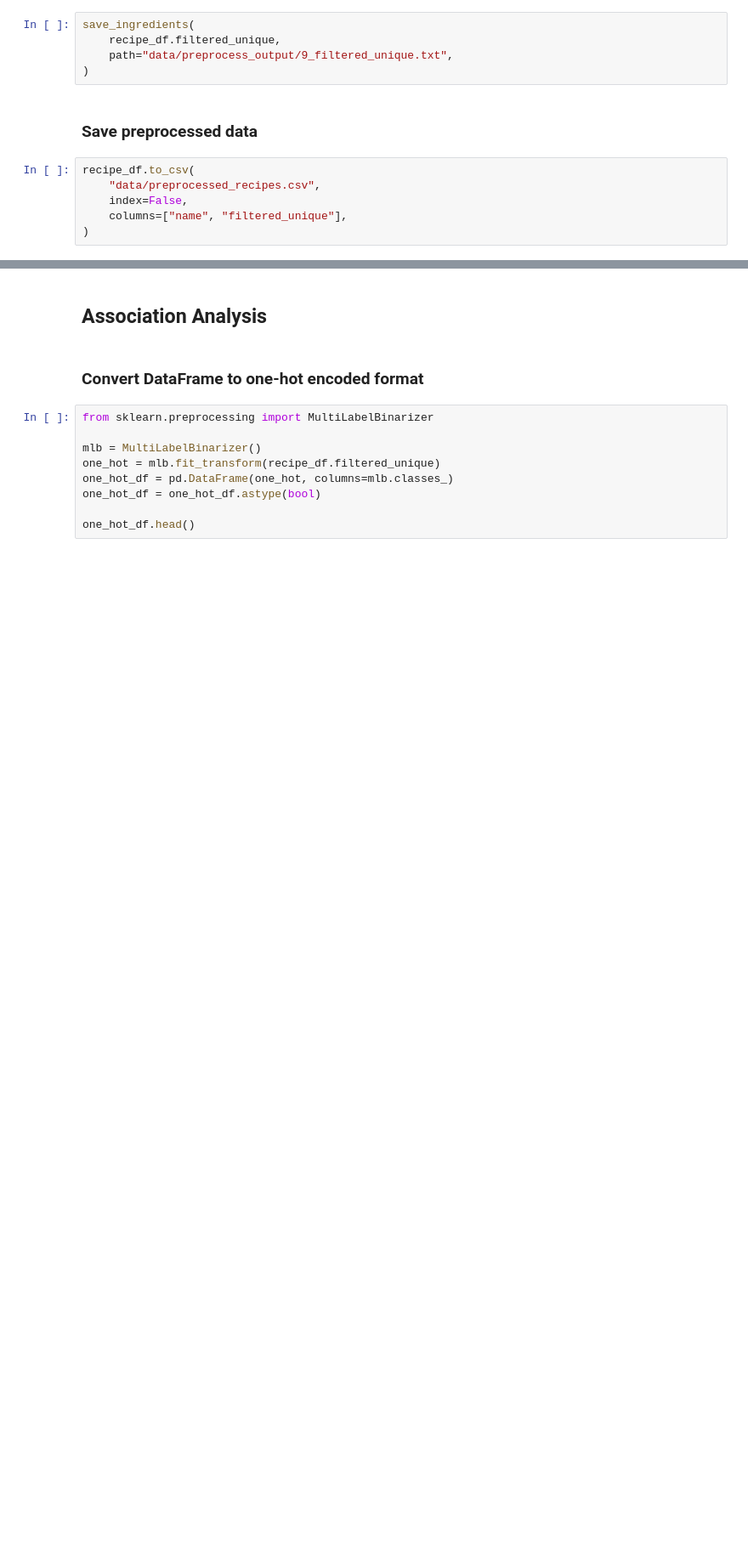
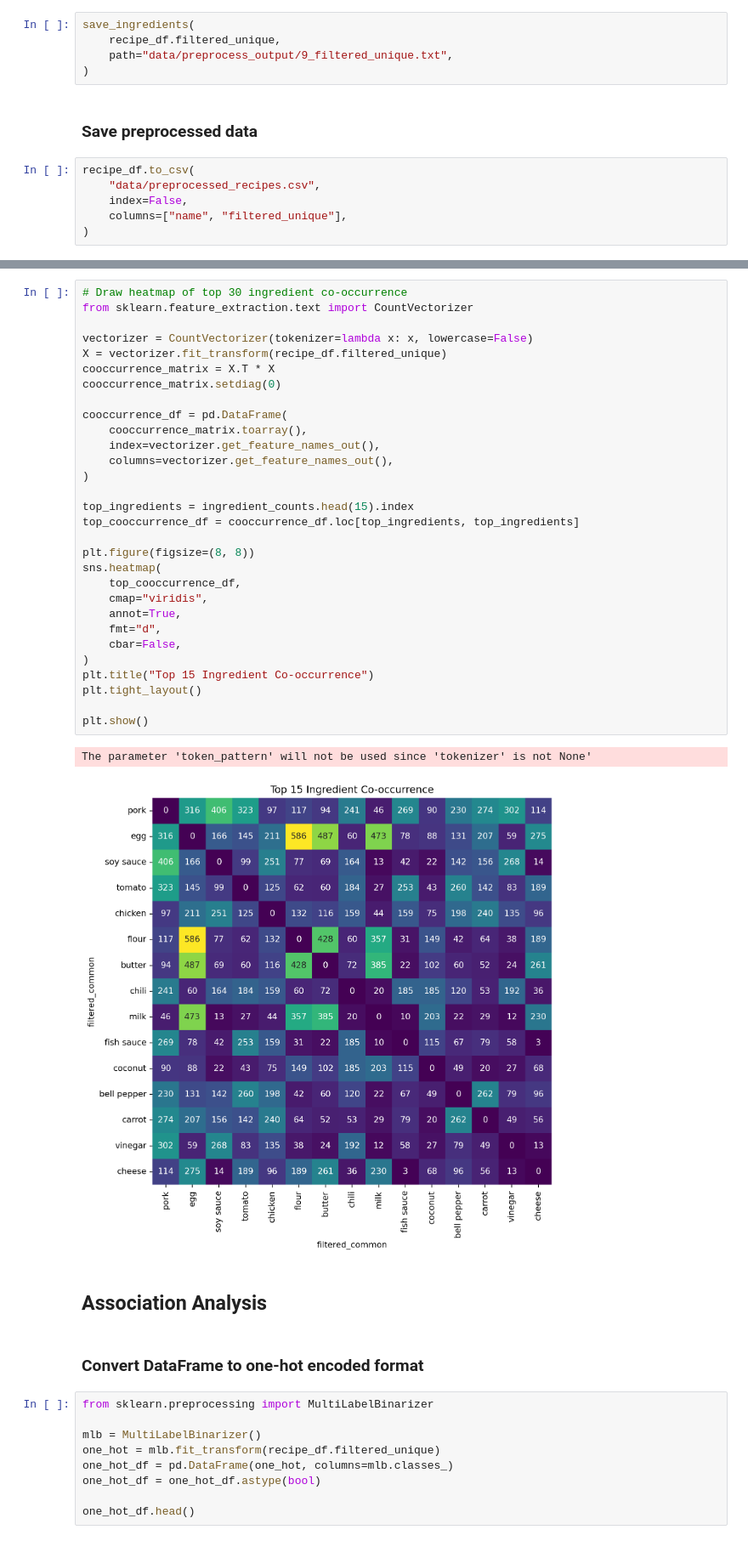
Before and after one commit to rixmape/panlasang-pinoy-clustering, a Jupyter notebook: main.ipynb, the cells around one changed output, grey strips where cells are left out. Shown at 85% size. Cells and saved outputs as stored; diff of their text form; blank space fills up the shorter version.

```diff
--- a/main.ipynb
+++ b/main.ipynb
@@ -401,3 +415,36 @@ plot_common_ingredients(recipe_df.filtered_unique)
+# %%
+# Draw heatmap of top 30 ingredient co-occurrence
+from sklearn.feature_extraction.text import CountVectorizer
+
+vectorizer = CountVectorizer(tokenizer=lambda x: x, lowercase=False)
+X = vectorizer.fit_transform(recipe_df.filtered_unique)
+cooccurrence_matrix = X.T * X
+cooccurrence_matrix.setdiag(0)
+
+cooccurrence_df = pd.DataFrame(
+    cooccurrence_matrix.toarray(),
+    index=vectorizer.get_feature_names_out(),
+    columns=vectorizer.get_feature_names_out(),
+)
+
+top_ingredients = ingredient_counts.head(15).index
+top_cooccurrence_df = cooccurrence_df.loc[top_ingredients, top_ingredients]
+
+plt.figure(figsize=(8, 8))
+sns.heatmap(
+    top_cooccurrence_df,
+    cmap="viridis",
+    annot=True,
+    fmt="d",
+    cbar=False,
+)
+plt.title("Top 15 Ingredient Co-occurrence")
+plt.tight_layout()
+
+plt.show()
+# %% [output]
+The parameter 'token_pattern' will not be used since 'tokenizer' is not None'
+[figure, added]
 # %% [markdown]
 ## Association Analysis
 # %% [markdown]
```
Also changed, not shown: parts of 10 cells of this notebook, 4 other files.
